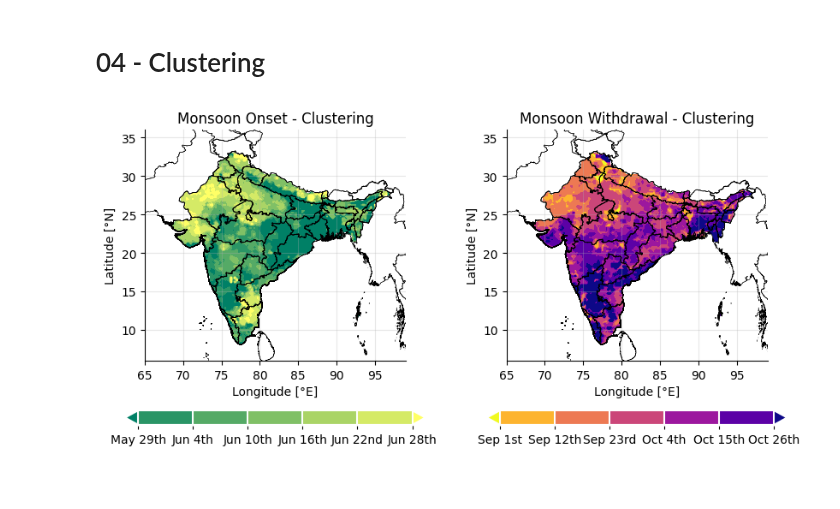
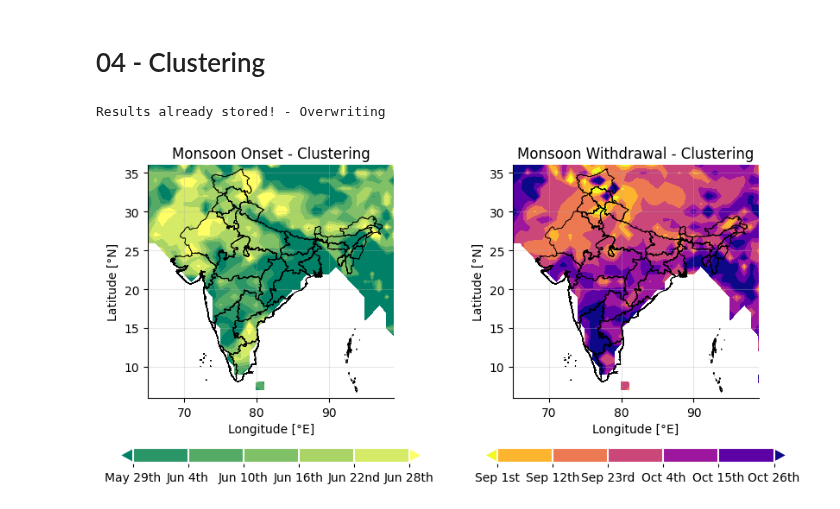
Before and after one commit to JGrassi97/XSeasonsDetect, a Jupyter notebook: notebooks/04_clustering.ipynb, the cells around one changed output. Drawn from its saved outputs; the diff is of its cells as text; code cells hidden in the pictures; blank space fills up the shorter version.

```diff
--- a/notebooks/04_clustering.ipynb
+++ b/notebooks/04_clustering.ipynb
@@ -17,15 +17,15 @@ import warnings
 warnings.filterwarnings('ignore')
 # %%
 # -- FREE PARAMETERS
-n_seasons   = 4
-n_iters     = 20
+n_seasons   = 2
+n_iters     = 200
 
 learning_rate   = 2
 min_len         = 30
 mode            = 'single'
-starting_bp     = [121, 165, 264, 335]
+starting_bp     = [165, 264]
 
-overwrite_results = False
+overwrite_results = True
 # %%
 # Geopackages with boundaries
 country_boundary_file   = '../data/raw/external/GADM41_IND.gpkg'
@@ -46,11 +46,13 @@ if os.path.exists(results_path_file) and not overwrite_results:
 # Geodataframes for boudaries - Level 0 is for country boundaries
 country_boundary    = gpd.read_file(country_boundary_file, layer = 'ADM_ADM_1')
 world_boundary      = gpd.read_file(world_boundary_file, layer = 'ADM_0')
+# %% [output]
+Results already stored! - Overwriting
 # %%
 if not os.path.exists(results_path_file) or overwrite_results:
 
-    dataset_t2m = xr.open_mfdataset(rf'/work/users/jgrassi/Radially_constrained_clustering/data/India/ERA5/preprocessed/2m_temperature/temperature_1980_2011_15dd.nc').var167.load()
-    dataset_tp = xr.open_mfdataset(rf'/work/users/jgrassi/Radially_constrained_clustering/data/India/ERA5/preprocessed/total_precipitation/precipitation_1980_2011_15dd.nc').tp.load()
+    dataset_t2m = xr.open_mfdataset(rf'../data/preprocessed/ERA5/2m_temperature/temperature_preprocessed.nc').var167.load()
+    dataset_tp = xr.open_mfdataset(rf'../data/preprocessed/ERA5/total_precipitation/precipitation_preprocessed.nc').tp.load()
 
     dataset_tp['time'] = dataset_t2m['time']
 
@@ -71,21 +73,23 @@ else:
     result = xr.open_dataset(results_path_file).__xarray_dataarray_variable__
 # %%
 # Load country boundary data
-mask_boundary = gpd.read_file(world_boundary_file, layer='ADM_1')
-mask_boundary = mask_boundary[mask_boundary["GID_0"].isin(['IND','NPL','BGD'])]
+# mask_boundary = gpd.read_file(world_boundary_file, layer='ADM_1')
+# mask_boundary = mask_boundary[mask_boundary["GID_0"].isin(['IND','NPL','BGD'])]
 
-result_plot = result.rio.set_spatial_dims(x_dim="lon", y_dim="lat", inplace=True)
-result_plot.rio.write_crs("epsg:4326", inplace=True)
-result_plot = result_plot.rio.clip(mask_boundary.geometry.apply(mapping), mask_boundary.crs, drop=True)
+# result_plot = result.rio.set_spatial_dims(x_dim="lon", y_dim="lat", inplace=True)
+# result_plot.rio.write_crs("epsg:4326", inplace=True)
+# result_plot = result_plot.rio.clip(mask_boundary.geometry.apply(mapping), mask_boundary.crs, drop=True)
+
+result_plot = result
 
 
 plot_seasons_bk_results( result_plot, figsize=(10,5), cmaps=['summer', 'plasma_r'],
                          lims=[[150,180],[245,300]], titles=['Monsoon Onset - Clustering', 'Monsoon Withdrawal - Clustering'],
-                         country_boundary=country_boundary, world_boundary=world_boundary)
+                         country_boundary=country_boundary, world_boundary=country_boundary)
 
 plt.savefig(results_path_image, dpi=300, bbox_inches='tight', transparent=False)
 # %% [output]
-[figure, old version]
+[figure, new version]
 # %%
 if not os.path.exists(results_path_file) or overwrite_results:
 
```
Also changed, not shown: 5 other files.
